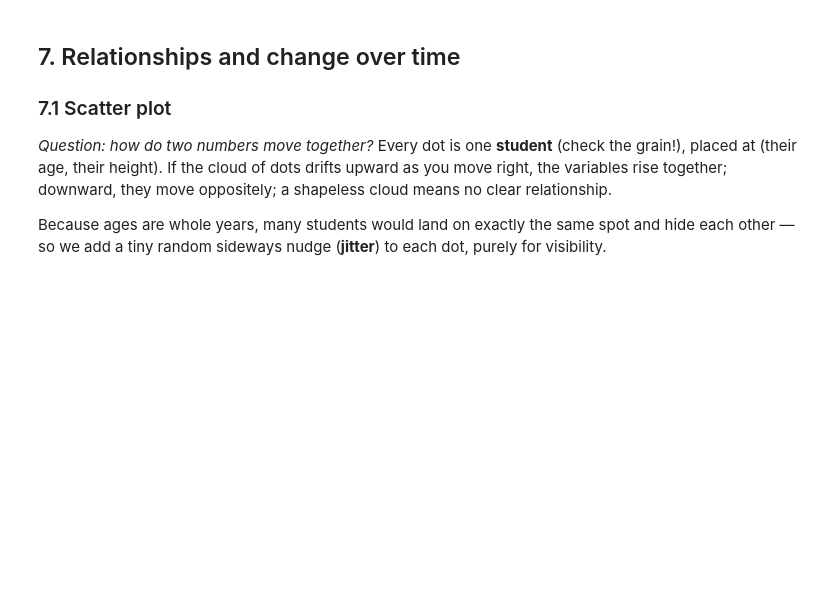
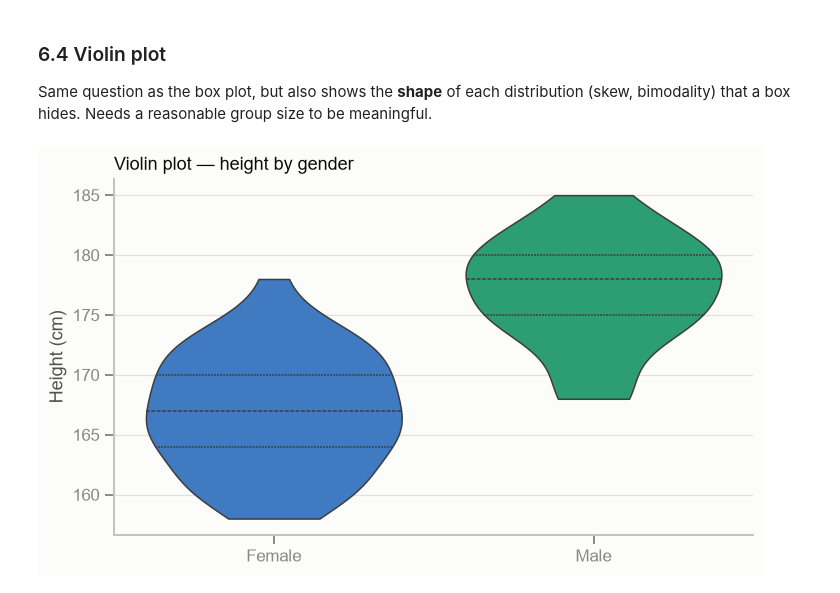
Before and after one commit to furtheraway/ISS, a Jupyter notebook: 06_data_analysis/descriptive_statistics_postgres.ipynb, the cells around one changed output. Drawn from its saved outputs; the diff is of its cells as text; code cells hidden in the pictures; blank space fills up the shorter version.

```diff
--- a/06_data_analysis/descriptive_statistics_postgres.ipynb
+++ b/06_data_analysis/descriptive_statistics_postgres.ipynb
@@ -383,20 +413,18 @@ The violin answers the same question as the box plot, but the **width of each sh
+# %% [markdown]
+### 6.4 Violin plot
+
+Same question as the box plot, but also shows the **shape** of each distribution (skew, bimodality) that a box hides. Needs a reasonable group size to be meaningful.
 # %%
 fig, ax = plt.subplots()
-sns.violinplot(data=two_groups, x="gender_label", y="height_cm",
+sns.violinplot(data=two, x="gender_label", y="height_cm",
                order=["Female", "Male"], hue="gender_label",
                palette=GENDER_COLORS, legend=False,
                inner="quart", linewidth=1, cut=0, ax=ax)
 
 ax.set_xlabel("")
 ax.set_ylabel("Height (cm)")
 ax.set_title("Violin plot — height by gender", loc="left")
 ax.grid(axis="x", visible=False)
 plt.show()
+# %% [output]
+[figure, added]
-# %% [markdown]
-## 7. Relationships and change over time
-
-### 7.1 Scatter plot
-
-*Question: how do two numbers move together?* Every dot is one **student** (check the grain!), placed at (their age, their height). If the cloud of dots drifts upward as you move right, the variables rise together; downward, they move oppositely; a shapeless cloud means no clear relationship.
-
-Because ages are whole years, many students would land on exactly the same spot and hide each other — so we add a tiny random sideways nudge (**jitter**) to each dot, purely for visibility.
```
Also changed, not shown: parts of 74 cells of this notebook, 3 other files.
